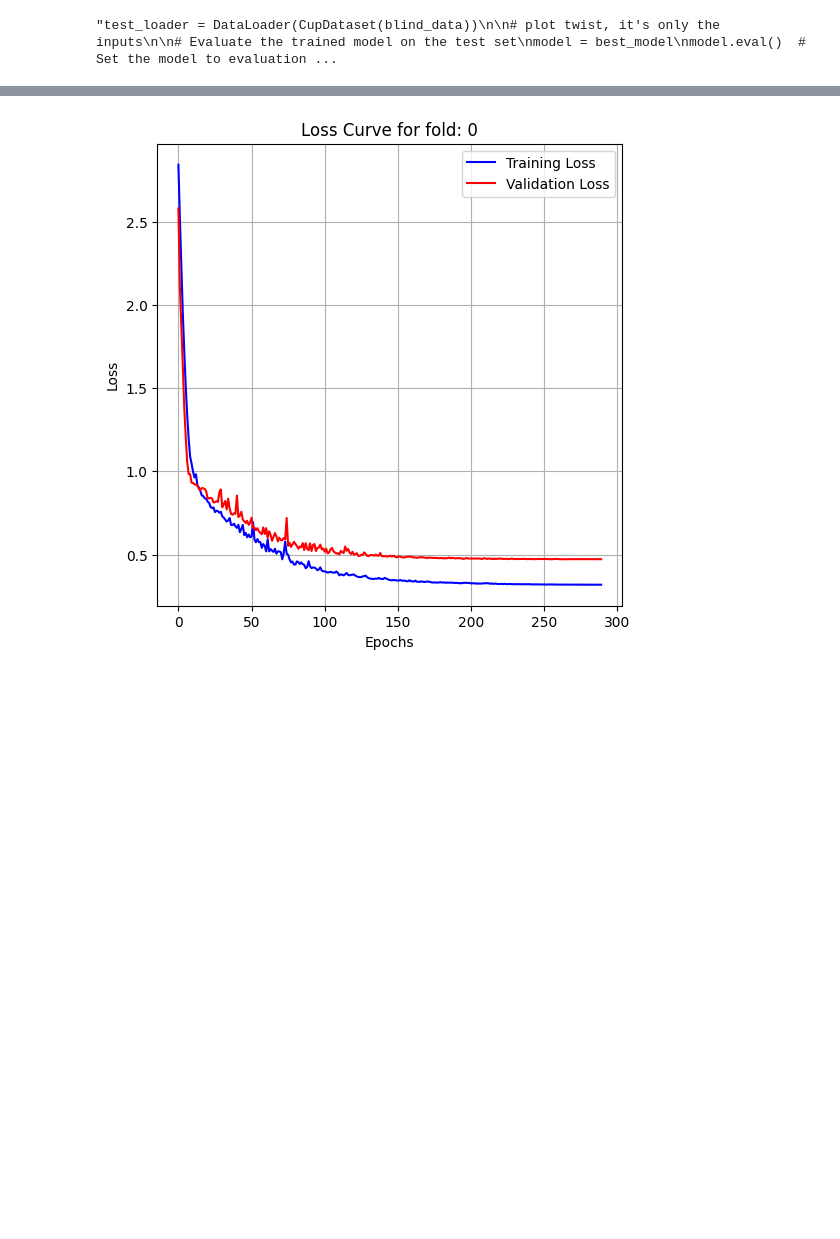
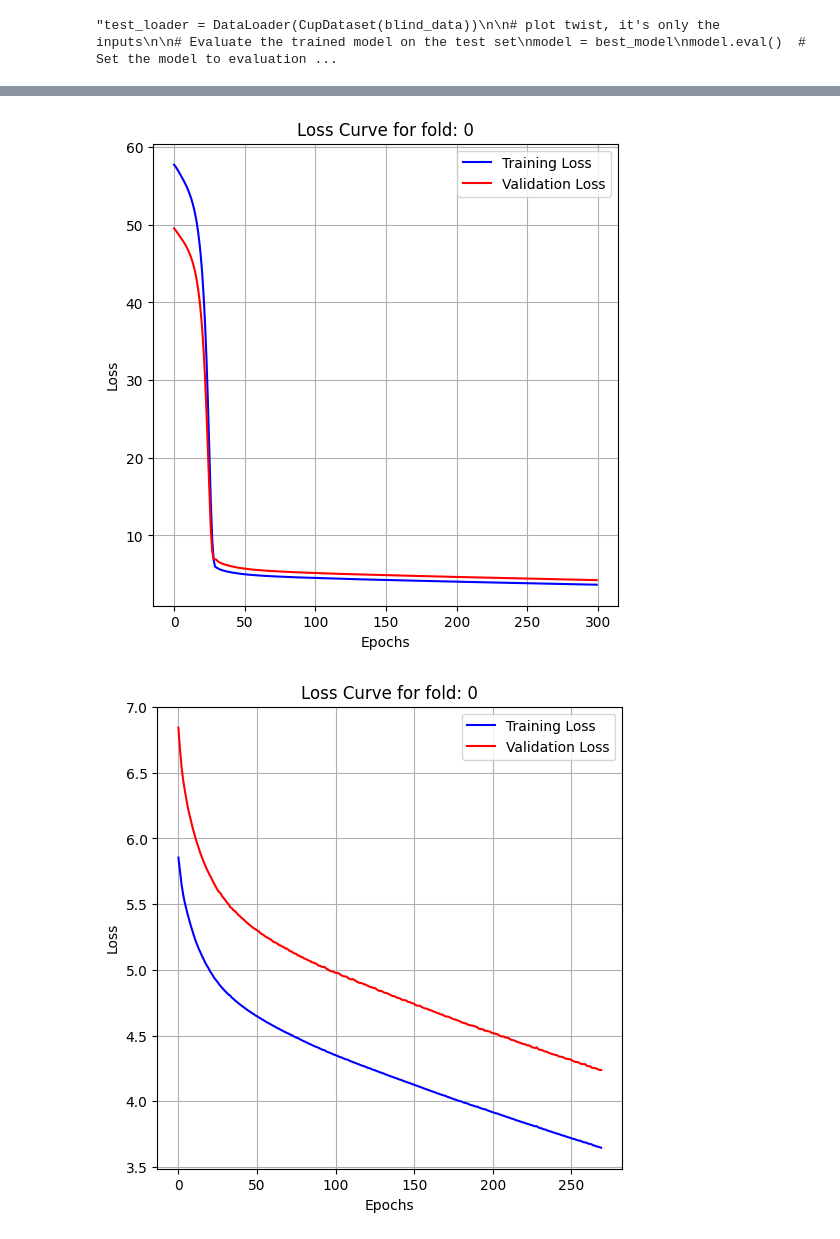
Before and after one commit to Alexthw46/ML, a Jupyter notebook: ML_cup/TorchNN.ipynb, the cells around one changed output, grey strips where cells are left out. Saved outputs shown, nothing was run; the diff lists cells and outputs as text; code cells hidden in the pictures; blank space fills up the shorter version.

```diff
--- a/ML_cup/TorchNN.ipynb
+++ b/ML_cup/TorchNN.ipynb
@@ -175,12 +259,13 @@ outputs'''
 "test_loader = DataLoader(CupDataset(blind_data))\n\n# plot twist, it's only the inputs\n\n# Evaluate the trained model on the test set\nmodel = best_model\nmodel.eval()  # Set the model to evaluation ...
 # %%
 parameters = [
-    {'optimizer': 'SGD', 'lr': [0.01, 0.001, 0.0001], 'weight_decay': [0.0, 0.001, 0.0005], 'momentum': [0.9, 0.75],
+    {'optimizer': 'SGD', 'lr': [0.01, 0.0075, 0.005, 0.003, 0.001], 'weight_decay': [0.0, 0.001, 0.0001],
+     'momentum': [0.95, 0.9, 0.85],
      'nesterov': [True, False]}
 ]
-lr_scheduler_params = {'mode': 'min', 'factor': 0.75, 'patience': 5, 'cooldown': 3, 'verbose': False, 'min_lr': 1e-8}
+lr_scheduler_params = {'mode': 'min', 'factor': 0.75, 'patience': 5, 'cooldown': 3, 'min_lr': 1e-6}
 # perform grid search to find the best parameters
 best_pytorch_params = grid_search(model_builder=MLPv3, parameters=parameters, train_loader=train_loaders,
                                   val_loader=val_loaders, scheduler=('ReduceLROnPlateau', lr_scheduler_params),
-                                  verbose=False)
+                                  verbose=False, patience=20)
 # %% [output]
@@ -188,0 +289,21 @@ Best Parameters: {'lr': 0.01, 'weight_decay': 0.0, 'momentum': 0.9, 'nesterov':
+# %%
+# retrain the model with the best parameters
+#best_pytorch_params = {'lr': 0.001, 'weight_decay': 0.005, 'momentum': 0.9, 'nesterov': True, 'optimizer': 'SGD'}
+print(best_pytorch_params)
+best_model = MLPv3()
+train_loader, val_loader = dataset.torch_split_dataset(dataset=dev_data, train_ratio=0.8, batch_size=50)
+if best_pytorch_params['optimizer'] == 'SGD':
+    optimizer = t.optim.SGD(best_model.parameters(), lr=best_pytorch_params['lr'],
+                            weight_decay=best_pytorch_params['weight_decay'], momentum=best_pytorch_params['momentum'],
+                            nesterov=best_pytorch_params['nesterov'])
+else:
+    optimizer = t.optim.Adam(best_model.parameters(), lr=best_pytorch_params['lr'],
+                             weight_decay=best_pytorch_params['weight_decay'])
+
+torch_train(model=best_model, optimizer=optimizer, train_loader=train_loader,
+            val_loader=val_loader, epochs=1000,
+            verbose=True,
+            scheduler=lr_scheduler.ReduceLROnPlateau(optimizer, mode='min', factor=0.75, patience=5, cooldown=3,
+                                                     verbose=True, min_lr=1e-6), clip=.80, skip_plot_points=200, patience=20)
+
+modelv3 = best_model
@@ -189,9 +339,9 @@ Best Parameters: {'lr': 0.01, 'weight_decay': 0.0, 'momentum': 0.9, 'nesterov':
 # %%
-lr_scheduler_params = {'mode': 'min', 'factor': 0.25, 'patience': 10, 'cooldown': 3, 'verbose': False, 'min_lr': 1e-8}
+lr_scheduler_params = {'mode': 'min', 'factor': 0.25, 'patience': 10, 'cooldown': 3, 'min_lr': 1e-8}
 # %%
 
 # perform grid search to find the best parameters
 best_pytorch_params = grid_search(model_builder=MLPv3, parameters=parameters, train_loader=train_loaders,
                                   val_loader=val_loaders, scheduler=('ReduceLROnPlateau', lr_scheduler_params),
-                                  verbose=False)
+                                  verbose=False, stability_threshold=0.5, patience=20)
 # %% [output]
@@ -203,6 +365,7 @@ Best Parameters: {'lr': 0.01, 'weight_decay': 0.001, 'momentum': 0.9, 'nesterov'
 # %%
 # retrain the model with the best parameters
-best_pytorch_params = {'lr': 0.001, 'weight_decay': 0.005, 'momentum': 0.9, 'nesterov': True, 'optimizer': 'SGD'}
+# best_pytorch_params = {'lr': 0.001, 'weight_decay': 0.005, 'momentum': 0.9, 'nesterov': True, 'optimizer': 'SGD'}
+print(best_pytorch_params)
 best_model = MLPv3()
 train_loader, val_loader = dataset.torch_split_dataset(dataset=dev_data, train_ratio=0.8, batch_size=50)
 if best_pytorch_params['optimizer'] == 'SGD':
@@ -216,6 +379,7 @@ else:
 torch_train(model=best_model, optimizer=optimizer, train_loader=train_loader,
             val_loader=val_loader, epochs=300,
             verbose=True,
+            skip_plot_points=30,
             scheduler=lr_scheduler.ReduceLROnPlateau(optimizer, mode='min', factor=0.75, patience=5, cooldown=3,
                                                      verbose=True, min_lr=1e-6), clip=None)
 
@@ -241,4 +405,5 @@ Train Epoch: 299 Loss: 0.3190668970346451 Val Loss: 0.4723113477230072
-[figure, old version]
+[figure, new version]
+[figure, added]
 # %%
 # Evaluate the trained model on the test set
 print("Evaluating the model on the test set")
```
Also changed, not shown: parts of 22 cells of this notebook, 4 other files.
